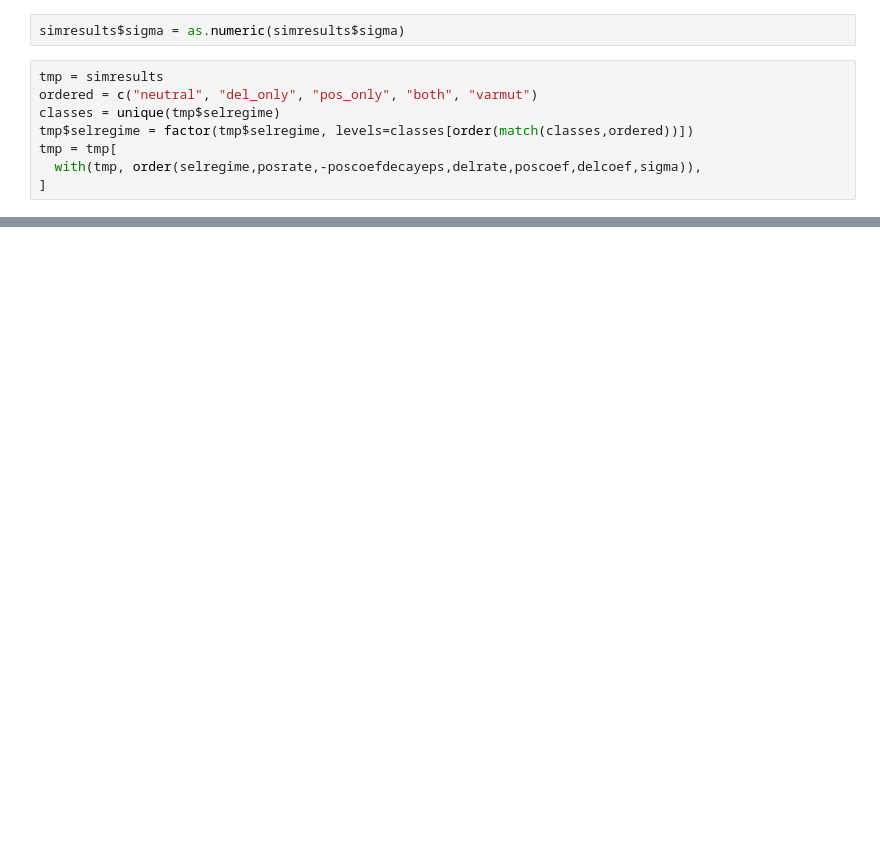
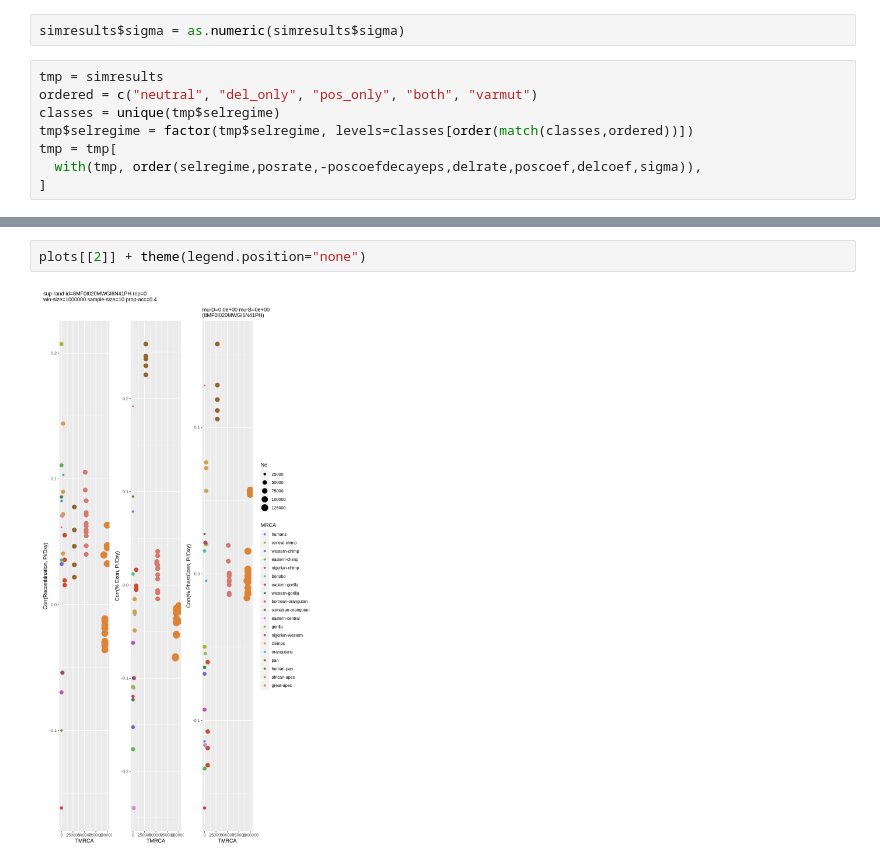
Before and after one commit to kr-colab/greatapes_sims, a Jupyter notebook: scripts/R/data-and-sims_panels.ipynb, the cells around one changed output, grey strips where cells are left out. Saved outputs shown, nothing was run; the diff lists cells and outputs as text; blank space fills up the shorter version.

```diff
--- a/scripts/R/data-and-sims_panels.ipynb
+++ b/scripts/R/data-and-sims_panels.ipynb
@@ -184 +141,5 @@ Levels: neutral del_only pos_only both varmut
+# %%
+plots[[2]] + theme(legend.position="none")
+# %% [output]
+[figure, added]
 # %%
```
Also changed, not shown: parts of 38 cells of this notebook, 1 other file.
